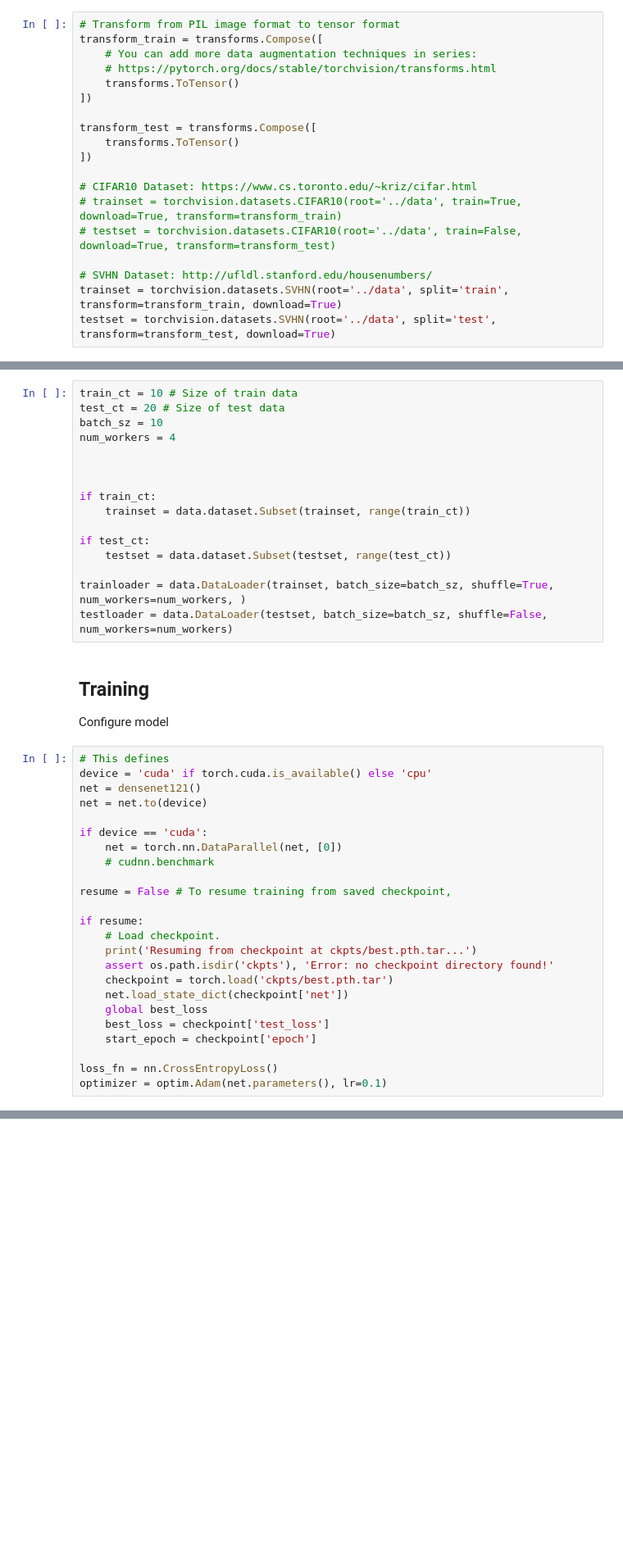
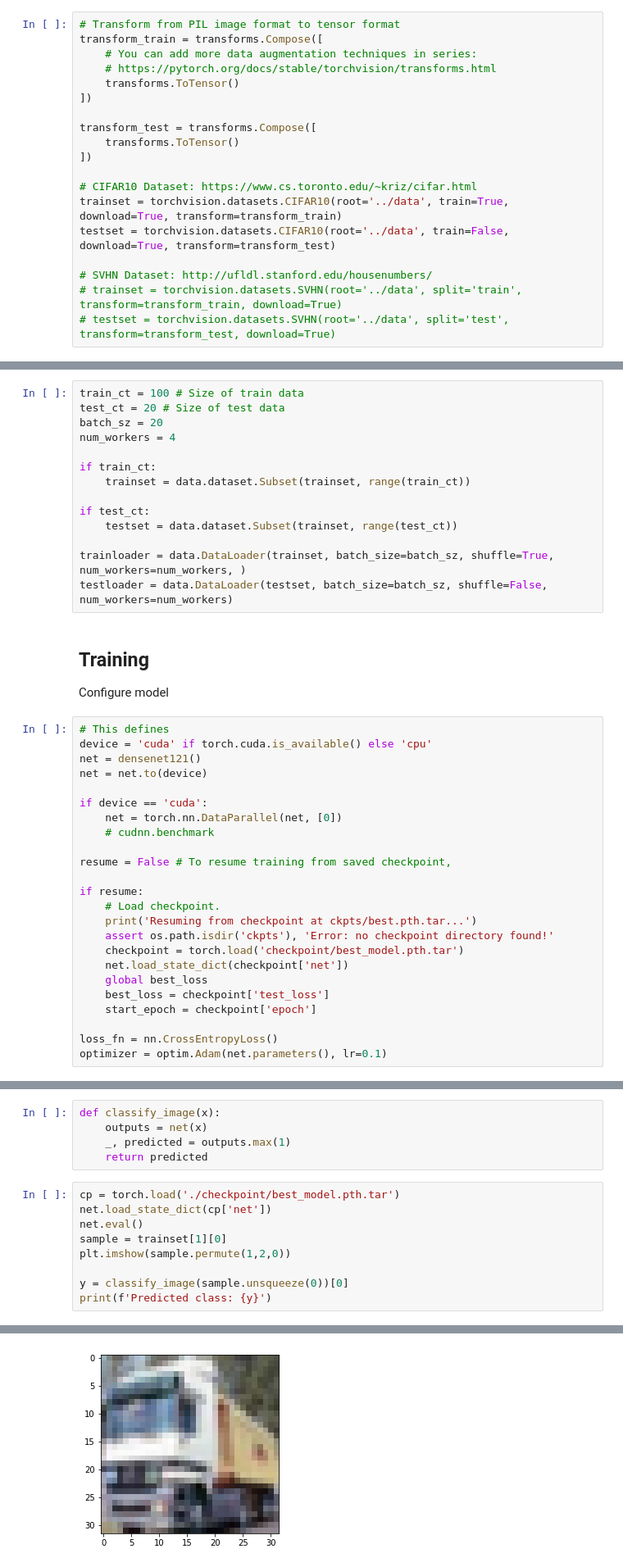
Before and after one commit to TreeHacks/hackpack-ml, a Jupyter notebook: nbs/cv/dense_net.ipynb, the cells around one changed output, grey strips where cells are left out. Shown at 82% size. Drawn from its saved outputs; the diff is of its cells as text; blank space fills up the shorter version.

```diff
--- a/nbs/cv/dense_net.ipynb
+++ b/nbs/cv/dense_net.ipynb
@@ -36,10 +37,10 @@ transform_test = transforms.Compose([
 ])
 
 # CIFAR10 Dataset: https://www.cs.toronto.edu/~kriz/cifar.html
-# trainset = torchvision.datasets.CIFAR10(root='../data', train=True, download=True, transform=transform_train)
-# testset = torchvision.datasets.CIFAR10(root='../data', train=False, download=True, transform=transform_test)
+trainset = torchvision.datasets.CIFAR10(root='../data', train=True, download=True, transform=transform_train)
+testset = torchvision.datasets.CIFAR10(root='../data', train=False, download=True, transform=transform_test)
 
 # SVHN Dataset: http://ufldl.stanford.edu/housenumbers/
-trainset = torchvision.datasets.SVHN(root='../data', split='train', transform=transform_train, download=True)
-testset = torchvision.datasets.SVHN(root='../data', split='test', transform=transform_test, download=True)
+# trainset = torchvision.datasets.SVHN(root='../data', split='train', transform=transform_train, download=True)
+# testset = torchvision.datasets.SVHN(root='../data', split='test', transform=transform_test, download=True)
 # %% [output]
@@ -48,18 +49,16 @@ Using downloaded and verified file: ../data/test_32x32.mat
 # %% [markdown]
 If making a proof of concept application, we can choose to overfit on a data subset for quick training.
 # %%
-train_ct = 10 # Size of train data
+train_ct = 100 # Size of train data
 test_ct = 20 # Size of test data
-batch_sz = 10
+batch_sz = 20
 num_workers = 4
-
-
 
 if train_ct:
     trainset = data.dataset.Subset(trainset, range(train_ct))
 
 if test_ct:
-    testset = data.dataset.Subset(testset, range(test_ct))
+    testset = data.dataset.Subset(trainset, range(test_ct))
 
 trainloader = data.DataLoader(trainset, batch_size=batch_sz, shuffle=True, num_workers=num_workers, )
 testloader = data.DataLoader(testset, batch_size=batch_sz, shuffle=False, num_workers=num_workers)
@@ -83,7 +82,7 @@ if resume:
     # Load checkpoint.
     print('Resuming from checkpoint at ckpts/best.pth.tar...')
     assert os.path.isdir('ckpts'), 'Error: no checkpoint directory found!'
-    checkpoint = torch.load('ckpts/best.pth.tar')
+    checkpoint = torch.load('checkpoint/best_model.pth.tar')
     net.load_state_dict(checkpoint['net'])
     global best_loss
     best_loss = checkpoint['test_loss']
@@ -165,0 +179,15 @@ KeyboardInterrupt:
+# %%
+def classify_image(x):
+    outputs = net(x)
+    _, predicted = outputs.max(1)
+    return predicted
+# %%
+cp = torch.load('./checkpoint/best_model.pth.tar')
+net.load_state_dict(cp['net'])
+net.eval()
+sample = trainset[1][0]
+plt.imshow(sample.permute(1,2,0))
+
+y = classify_image(sample.unsqueeze(0))[0]
+print(f'Predicted class: {y}')
+# %% [output]
@@ -165,0 +195 @@ KeyboardInterrupt:
+[figure, added]
```
Also changed, not shown: parts of 11 cells of this notebook.
